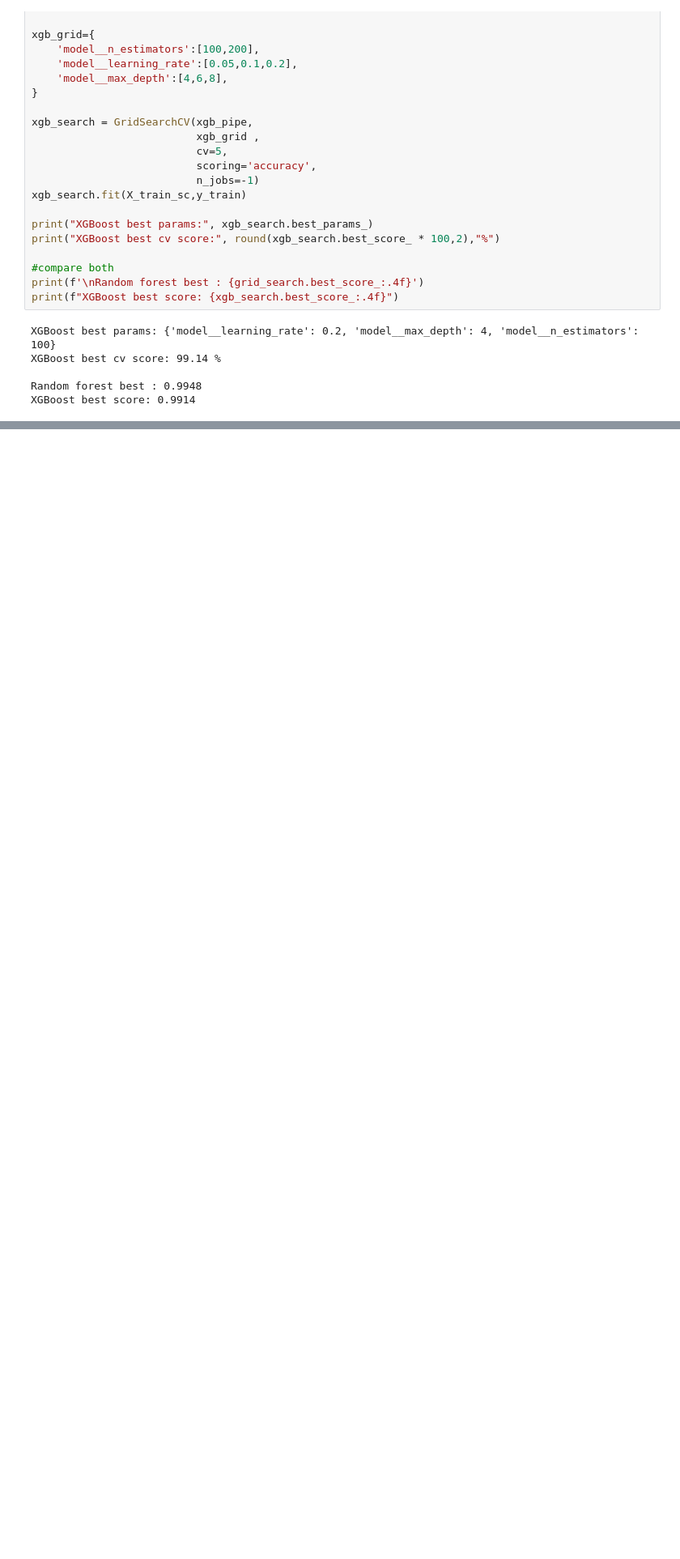
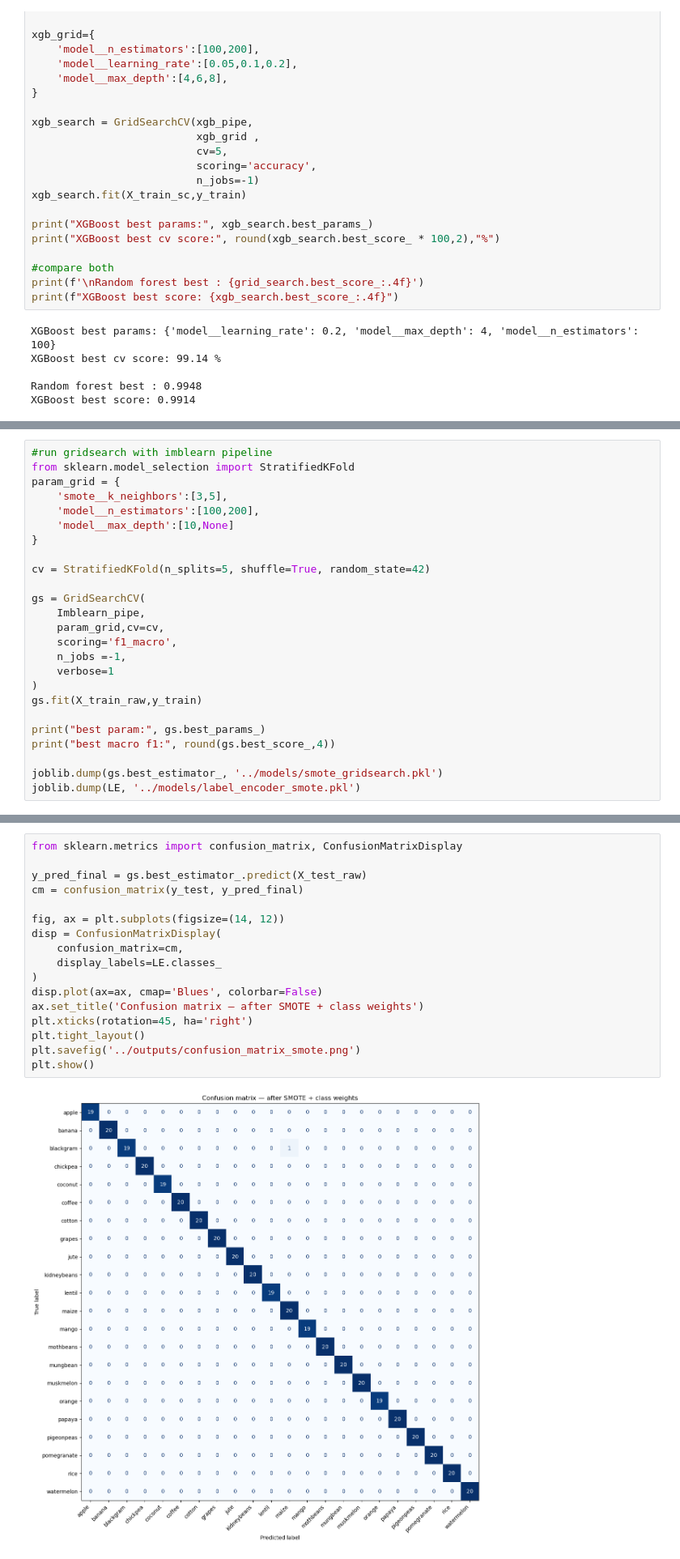
Before and after one commit to pavani3011/AGRI-API-PROJECT, a Jupyter notebook: notebooks/crop_pipeline.ipynb, the cells around one changed output, grey strips where cells are left out. Shown at 81% size. Drawn from its saved outputs; the diff is of its cells as text; blank space fills up the shorter version.

```diff
--- a/notebooks/crop_pipeline.ipynb
+++ b/notebooks/crop_pipeline.ipynb
@@ -837,0 +967,25 @@ XGBoost best score: 0.9914
+# %%
+#run gridsearch with imblearn pipeline
+from sklearn.model_selection import StratifiedKFold
+param_grid = {
+    'smote__k_neighbors':[3,5],
+    'model__n_estimators':[100,200],
+    'model__max_depth':[10,None]
+}
+
+cv = StratifiedKFold(n_splits=5, shuffle=True, random_state=42)
+
+gs = GridSearchCV(
+    Imblearn_pipe,
+    param_grid,cv=cv,
+    scoring='f1_macro',
+    n_jobs =-1,
+    verbose=1
+)
+gs.fit(X_train_raw,y_train)
+
+print("best param:", gs.best_params_)
+print("best macro f1:", round(gs.best_score_,4))
+
+joblib.dump(gs.best_estimator_, '../models/smote_gridsearch.pkl')
+joblib.dump(LE, '../models/label_encoder_smote.pkl')
@@ -837,0 +997,19 @@ XGBoost best score: 0.9914
+# %%
+from sklearn.metrics import confusion_matrix, ConfusionMatrixDisplay
+
+y_pred_final = gs.best_estimator_.predict(X_test_raw)
+cm = confusion_matrix(y_test, y_pred_final)
+
+fig, ax = plt.subplots(figsize=(14, 12))
+disp = ConfusionMatrixDisplay(
+    confusion_matrix=cm,
+    display_labels=LE.classes_
+)
+disp.plot(ax=ax, cmap='Blues', colorbar=False)
+ax.set_title('Confusion matrix — after SMOTE + class weights')
+plt.xticks(rotation=45, ha='right')
+plt.tight_layout()
+plt.savefig('../outputs/confusion_matrix_smote.png')
+plt.show()
+# %% [output]
+[figure, added]
```
Also changed, not shown: parts of 6 cells of this notebook, 4 other files.
